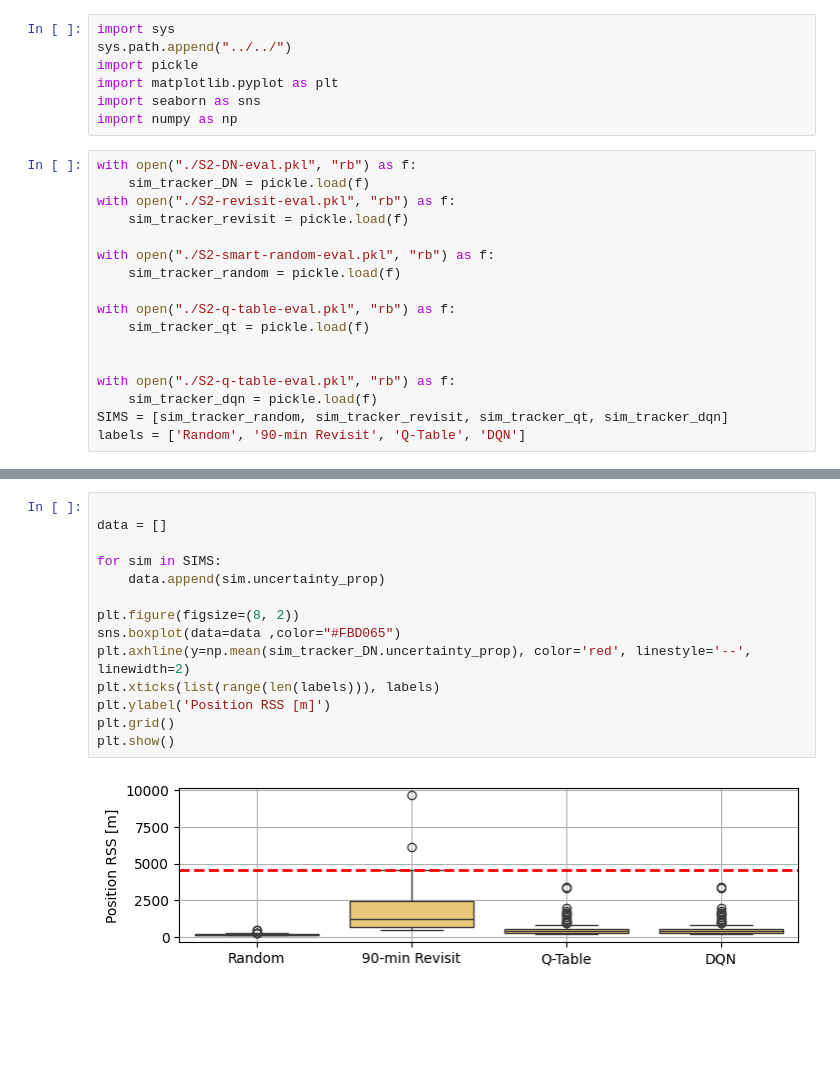
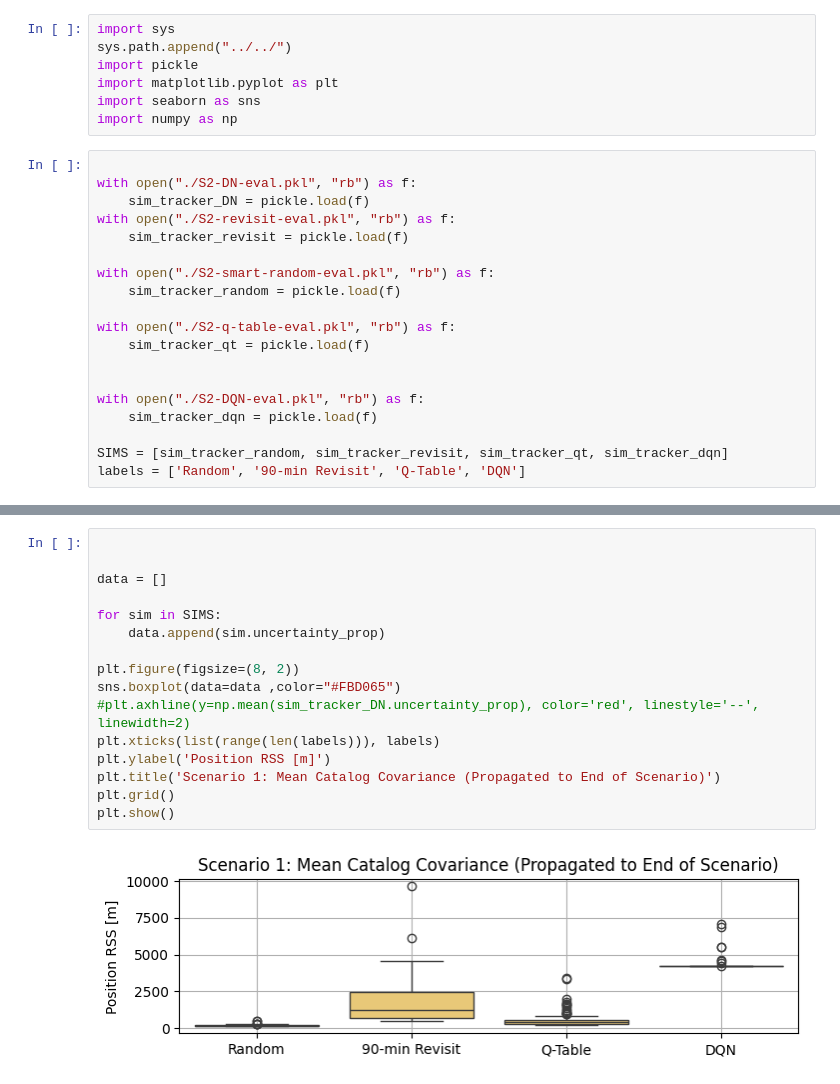
Before and after one commit to tedinspace/ssn-optimization, a Jupyter notebook: scripts/scenario2/results.ipynb, the cells around one changed output, grey strips where cells are left out. Saved outputs shown, nothing was run; the diff lists cells and outputs as text; blank space fills up the shorter version.

```diff
--- a/scripts/scenario2/results.ipynb
+++ b/scripts/scenario2/results.ipynb
@@ -6,6 +6,7 @@ import matplotlib.pyplot as plt
 import seaborn as sns
 import numpy as np
 # %%
+
 with open("./S2-DN-eval.pkl", "rb") as f:
     sim_tracker_DN = pickle.load(f)
 with open("./S2-revisit-eval.pkl", "rb") as f:
@@ -18,8 +19,9 @@ with open("./S2-q-table-eval.pkl", "rb") as f:
     sim_tracker_qt = pickle.load(f)
 
 
-with open("./S2-q-table-eval.pkl", "rb") as f:
+with open("./S2-DQN-eval.pkl", "rb") as f:
     sim_tracker_dqn = pickle.load(f)
+
 SIMS = [sim_tracker_random, sim_tracker_revisit, sim_tracker_qt, sim_tracker_dqn]
 labels = ['Random', '90-min Revisit', 'Q-Table', 'DQN']
 # %%
@@ -41,19 +45,21 @@ plt.show()
 # %%
+
 
 data = []
 
 for sim in SIMS:
     data.append(sim.uncertainty_prop)
 
 plt.figure(figsize=(8, 2))
 sns.boxplot(data=data ,color="#FBD065")
-plt.axhline(y=np.mean(sim_tracker_DN.uncertainty_prop), color='red', linestyle='--', linewidth=2)
+#plt.axhline(y=np.mean(sim_tracker_DN.uncertainty_prop), color='red', linestyle='--', linewidth=2)
 plt.xticks(list(range(len(labels))), labels)
 plt.ylabel('Position RSS [m]')
+plt.title('Scenario 1: Mean Catalog Covariance (Propagated to End of Scenario)')
 plt.grid()
 plt.show()
 # %% [output]
-[figure, old version]
+[figure, new version]
 # %%
 
 data = []
```
Also changed, not shown: parts of 2 cells of this notebook, 8 other files.
